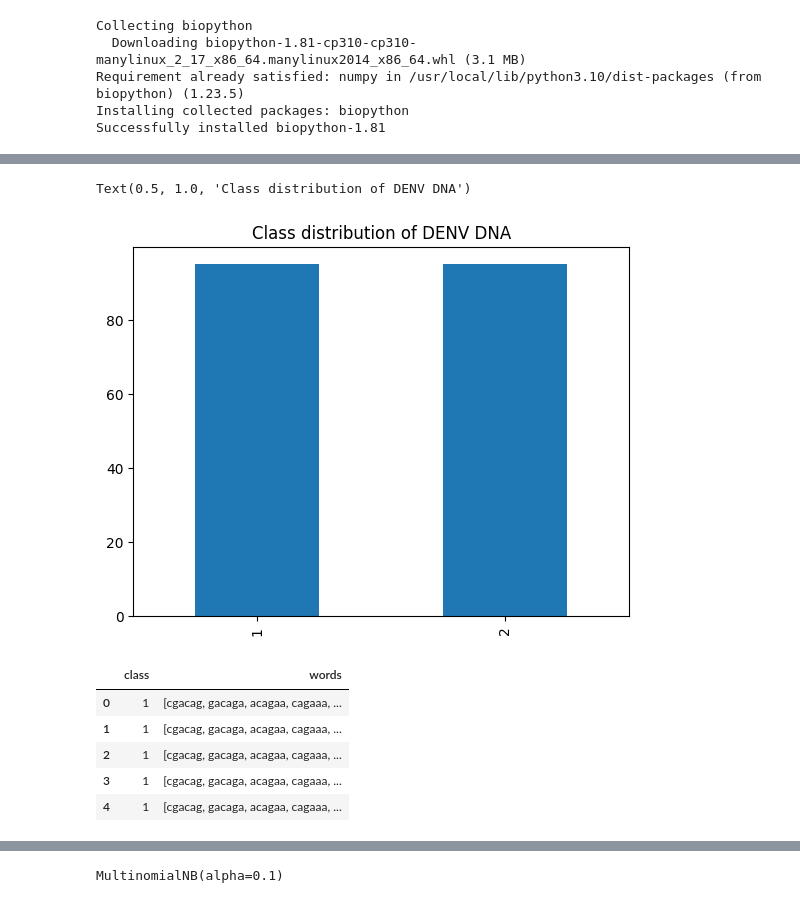
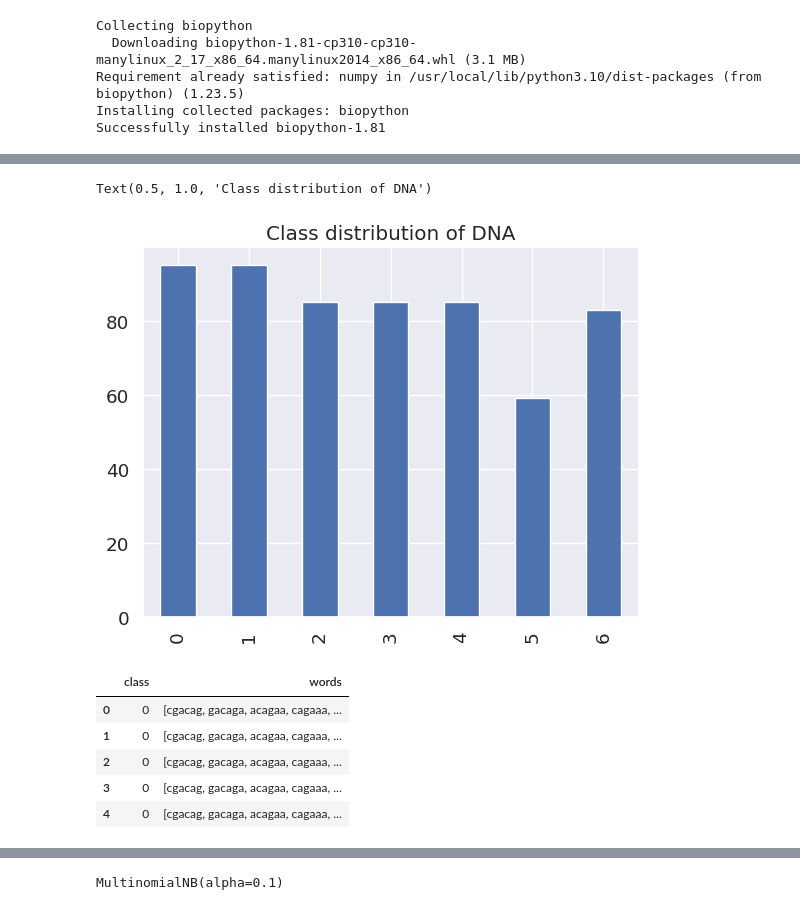
Before and after one commit to pdrmglc/NLPV_Classifier, a Jupyter notebook: NLPV.ipynb, the cells around one changed output, grey strips where cells are left out. Saved outputs shown, nothing was run; the diff lists cells and outputs as text; code cells hidden in the pictures.

```diff
--- a/NLPV.ipynb
+++ b/NLPV.ipynb
@@ -25,0 +16,13 @@ denv_dna.head()
+# %%
+dna = pd.read_table('/content/input.txt')
+dna.head()
+
+# """
+# Classe 0: DENV1
+# Classe 1: DENV2
+# Classe 2: SARS-CoV-2
+# Classe 3: HPV 16
+# Classe 4: HPV 18
+# Classe 5: PFLUV 4
+# Classe 6: PFLUV 2
+# """
@@ -26,9 +36,9 @@ denv_dna.head()
 # %%
-denv_dna['class'].value_counts().sort_index().plot.bar()
-plt.title("Class distribution of DENV DNA")
+dna['class'].value_counts().sort_index().plot.bar()
+plt.title("Class distribution of DNA")
 # %% [output]
-Text(0.5, 1.0, 'Class distribution of DENV DNA')
+Text(0.5, 1.0, 'Class distribution of DNA')
-[figure, old version]
+[figure, new version]
 # %%
 def Kmers_funct(seq, size=6):
     return [seq[x:x+size].lower() for x in range(len(seq) - size + 1)]
@@ -41,10 +51,10 @@ denv_dna = denv_dna.drop('sequence', axis=1)
 # %%
-denv_dna.head()
+dna.head()
 # %% [output]
 |  | class | words |
-| 0 | 1 | [cgacag, gacaga, acagaa, cagaaa, ... |
-| 1 | 1 | [cgacag, gacaga, acagaa, cagaaa, ... |
-| 2 | 1 | [cgacag, gacaga, acagaa, cagaaa, ... |
-| 3 | 1 | [cgacag, gacaga, acagaa, cagaaa, ... |
-| 4 | 1 | [cgacag, gacaga, acagaa, cagaaa, ... |
+| 0 | 0 | [cgacag, gacaga, acagaa, cagaaa, ... |
+| 1 | 0 | [cgacag, gacaga, acagaa, cagaaa, ... |
+| 2 | 0 | [cgacag, gacaga, acagaa, cagaaa, ... |
+| 3 | 0 | [cgacag, gacaga, acagaa, cagaaa, ... |
+| 4 | 0 | [cgacag, gacaga, acagaa, cagaaa, ... |
 # %%
```
Also changed, not shown: parts of 12 cells of this notebook, 11 other files.
